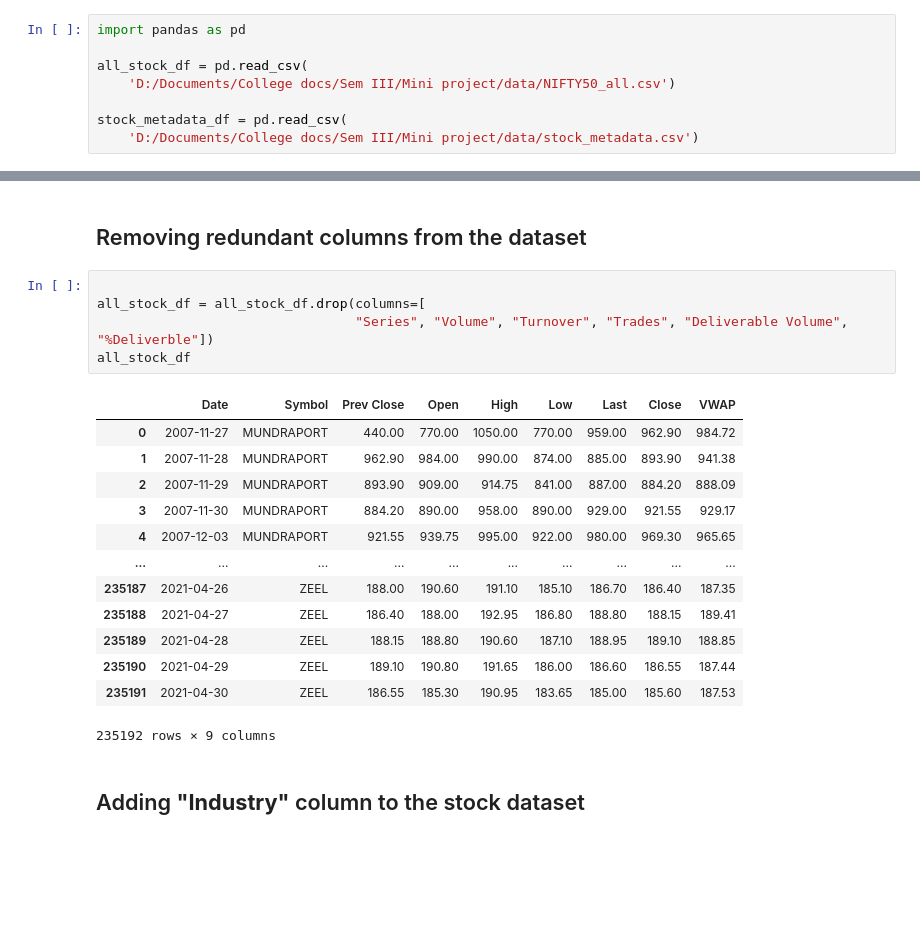
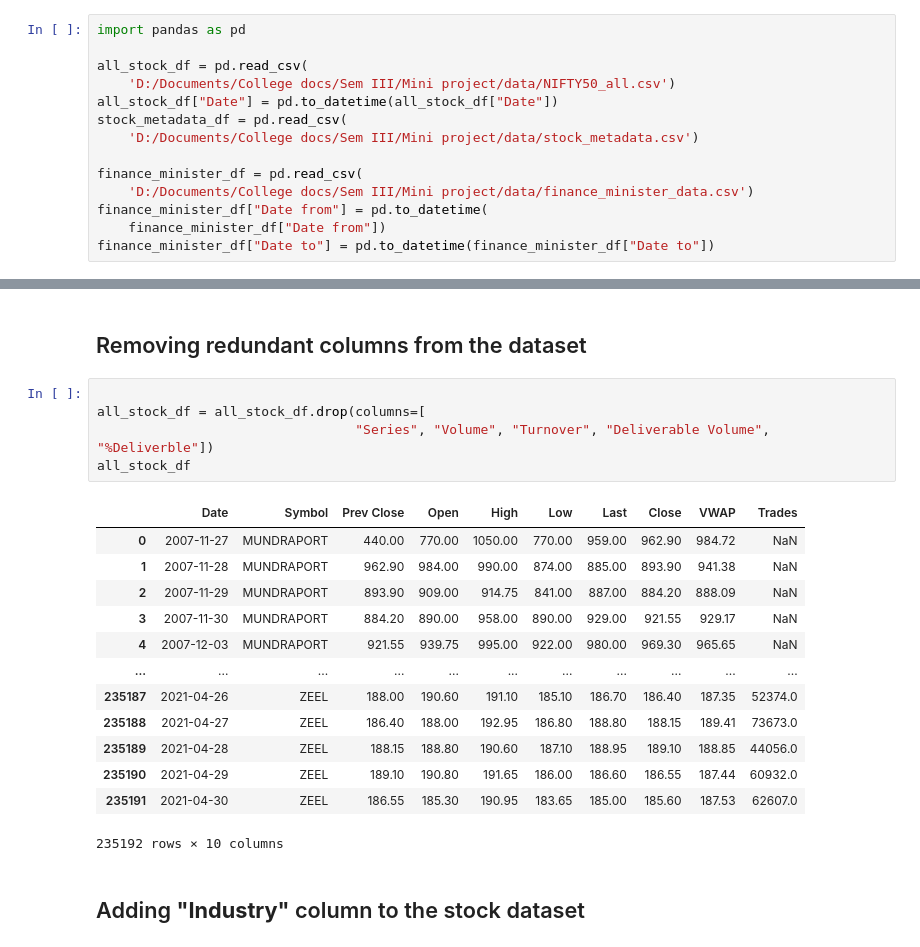
Before and after one commit to 4di61/Stock-data-analysis, a Jupyter notebook: code/data_cleaning.ipynb, the cells around one changed output, grey strips where cells are left out. Drawn from its saved outputs; the diff is of its cells as text; blank space fills up the shorter version.

```diff
--- a/code/data_cleaning.ipynb
+++ b/code/data_cleaning.ipynb
@@ -3,9 +3,15 @@ import pandas as pd
 
 all_stock_df = pd.read_csv(
     'D:/Documents/College docs/Sem III/Mini project/data/NIFTY50_all.csv')
-
+all_stock_df["Date"] = pd.to_datetime(all_stock_df["Date"])
 stock_metadata_df = pd.read_csv(
     'D:/Documents/College docs/Sem III/Mini project/data/stock_metadata.csv')
+
+finance_minister_df = pd.read_csv(
+    'D:/Documents/College docs/Sem III/Mini project/data/finance_minister_data.csv')
+finance_minister_df["Date from"] = pd.to_datetime(
+    finance_minister_df["Date from"])
+finance_minister_df["Date to"] = pd.to_datetime(finance_minister_df["Date to"])
 # %% [markdown]
 
 # DATA Cleaning
@@ -15,22 +21,22 @@ stock_metadata_df = pd.read_csv(
 # %%
 
 all_stock_df = all_stock_df.drop(columns=[
-                                 "Series", "Volume", "Turnover", "Trades", "Deliverable Volume", "%Deliverble"])
+                                 "Series", "Volume", "Turnover", "Deliverable Volume", "%Deliverble"])
 all_stock_df
 # %% [output]
-|  | Date | Symbol | Prev Close | Open | High | Low | Last | Close | VWAP |
-| 0 | 2007-11-27 | MUNDRAPORT | 440.00 | 770.00 | 1050.00 | 770.00 | 959.00 | 962.90 | 984.72 |
-| 1 | 2007-11-28 | MUNDRAPORT | 962.90 | 984.00 | 990.00 | 874.00 | 885.00 | 893.90 | 941.38 |
-| 2 | 2007-11-29 | MUNDRAPORT | 893.90 | 909.00 | 914.75 | 841.00 | 887.00 | 884.20 | 888.09 |
-| 3 | 2007-11-30 | MUNDRAPORT | 884.20 | 890.00 | 958.00 | 890.00 | 929.00 | 921.55 | 929.17 |
-| 4 | 2007-12-03 | MUNDRAPORT | 921.55 | 939.75 | 995.00 | 922.00 | 980.00 | 969.30 | 965.65 |
-| ... | ... | ... | ... | ... | ... | ... | ... | ... | ... |
-| 235187 | 2021-04-26 | ZEEL | 188.00 | 190.60 | 191.10 | 185.10 | 186.70 | 186.40 | 187.35 |
-| 235188 | 2021-04-27 | ZEEL | 186.40 | 188.00 | 192.95 | 186.80 | 188.80 | 188.15 | 189.41 |
-| 235189 | 2021-04-28 | ZEEL | 188.15 | 188.80 | 190.60 | 187.10 | 188.95 | 189.10 | 188.85 |
-| 235190 | 2021-04-29 | ZEEL | 189.10 | 190.80 | 191.65 | 186.00 | 186.60 | 186.55 | 187.44 |
-| 235191 | 2021-04-30 | ZEEL | 186.55 | 185.30 | 190.95 | 183.65 | 185.00 | 185.60 | 187.53 |
+|  | Date | Symbol | Prev Close | Open | High | Low | Last | Close | VWAP | Trades |
+| 0 | 2007-11-27 | MUNDRAPORT | 440.00 | 770.00 | 1050.00 | 770.00 | 959.00 | 962.90 | 984.72 | NaN |
+| 1 | 2007-11-28 | MUNDRAPORT | 962.90 | 984.00 | 990.00 | 874.00 | 885.00 | 893.90 | 941.38 | NaN |
+| 2 | 2007-11-29 | MUNDRAPORT | 893.90 | 909.00 | 914.75 | 841.00 | 887.00 | 884.20 | 888.09 | NaN |
+| 3 | 2007-11-30 | MUNDRAPORT | 884.20 | 890.00 | 958.00 | 890.00 | 929.00 | 921.55 | 929.17 | NaN |
+| 4 | 2007-12-03 | MUNDRAPORT | 921.55 | 939.75 | 995.00 | 922.00 | 980.00 | 969.30 | 965.65 | NaN |
+| ... | ... | ... | ... | ... | ... | ... | ... | ... | ... | ... |
+| 235187 | 2021-04-26 | ZEEL | 188.00 | 190.60 | 191.10 | 185.10 | 186.70 | 186.40 | 187.35 | 52374.0 |
+| 235188 | 2021-04-27 | ZEEL | 186.40 | 188.00 | 192.95 | 186.80 | 188.80 | 188.15 | 189.41 | 73673.0 |
+| 235189 | 2021-04-28 | ZEEL | 188.15 | 188.80 | 190.60 | 187.10 | 188.95 | 189.10 | 188.85 | 44056.0 |
+| 235190 | 2021-04-29 | ZEEL | 189.10 | 190.80 | 191.65 | 186.00 | 186.60 | 186.55 | 187.44 | 60932.0 |
+| 235191 | 2021-04-30 | ZEEL | 186.55 | 185.30 | 190.95 | 183.65 | 185.00 | 185.60 | 187.53 | 62607.0 |
-235192 rows × 9 columns
+235192 rows × 10 columns
 # %% [markdown]
 ## Adding **"Industry"** column to the stock dataset
 # %%
```
Also changed, not shown: parts of 2 cells of this notebook, 9 other files.
